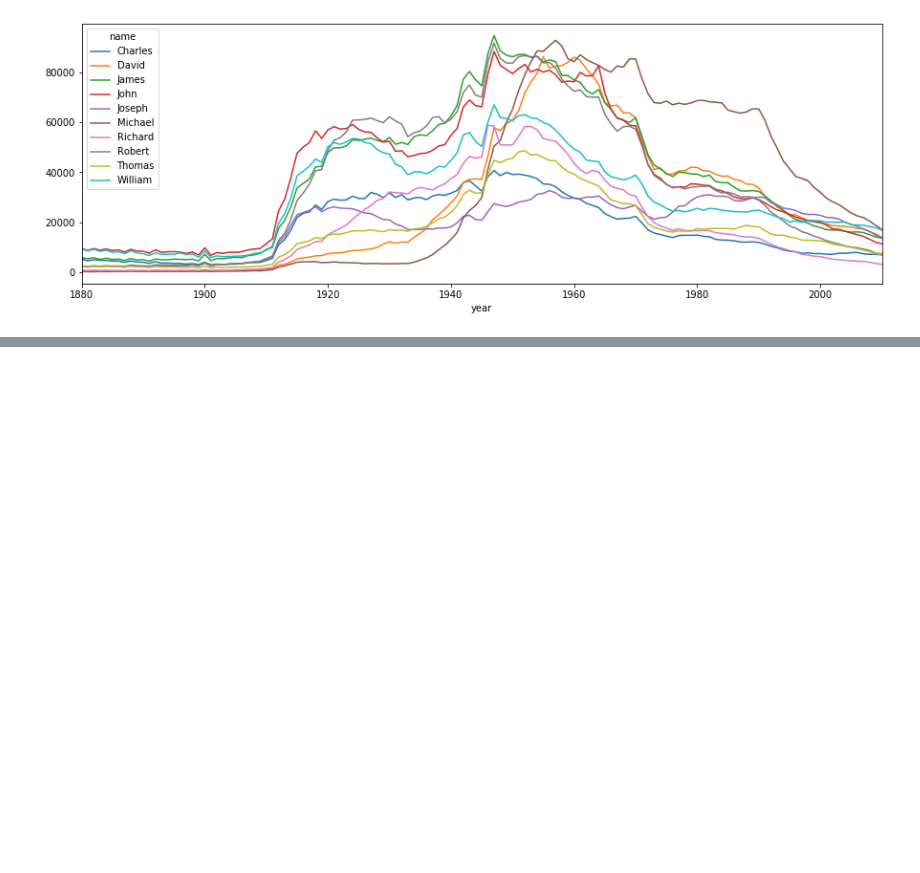
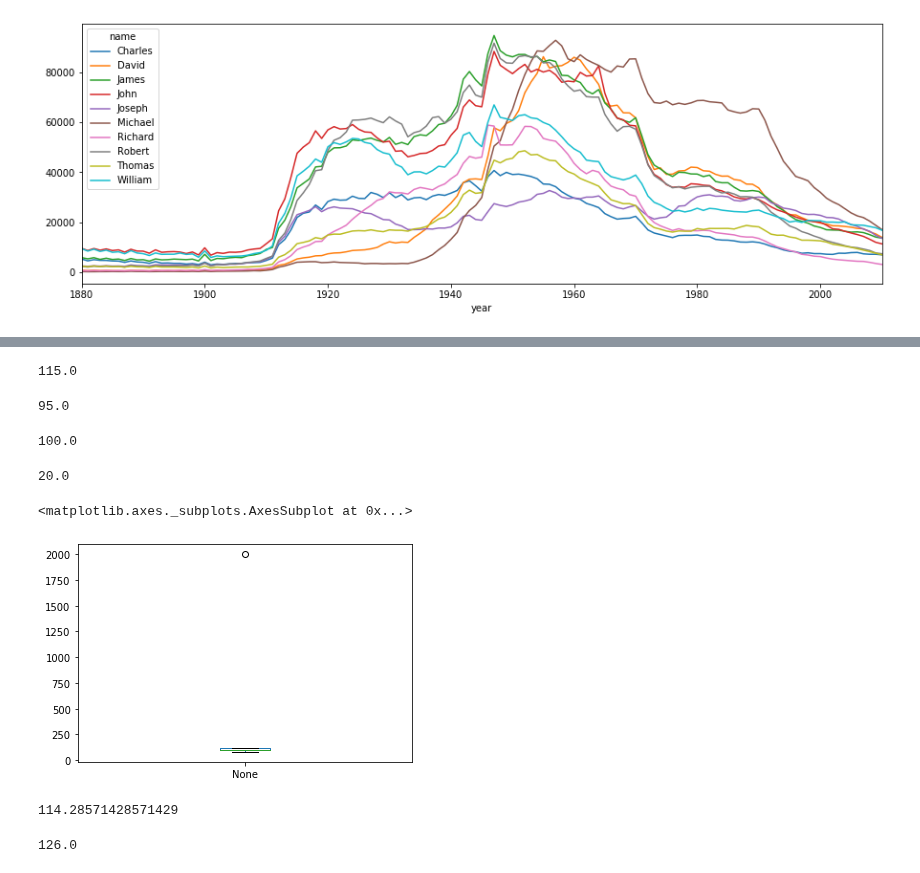
Before and after one commit to ywchiu/taipeifubon, a Jupyter notebook: Demo20200303.ipynb, the cells around one changed output, grey strips where cells are left out. Cells and saved outputs as stored; diff of their text form; code cells hidden in the pictures; blank space fills up the shorter version.

```diff
--- a/Demo20200303.ipynb
+++ b/Demo20200303.ipynb
@@ -322,0 +458,25 @@ df.plot(rot=0, figsize=(15, 5))
+# %%
+salary2 = [80,90,100, 100, 110,120,2000]
+# %%
+s_series2 = pandas.Series(salary2)
+# %%
+s_series2.quantile(0.75)
+# %% [output]
+115.0
+# %%
+s_series2.quantile(0.25)
+# %% [output]
+95.0
+# %%
+s_series2.quantile(0.5)
+# %% [output]
+100.0
+# %%
+s_series2.quantile(0.75) - s_series2.quantile(0.25)
+# %% [output]
+20.0
+# %%
+s_series2.plot(kind = 'box')
+# %% [output]
+<matplotlib.axes._subplots.AxesSubplot at 0x...>
+[figure, added]
@@ -322,0 +489,8 @@ df.plot(rot=0, figsize=(15, 5))
+# %%
+s1.mean()
+# %% [output]
+114.28571428571429
+# %%
+s2.mean()
+# %% [output]
+126.0
```
Also changed, not shown: parts of 44 cells of this notebook.
